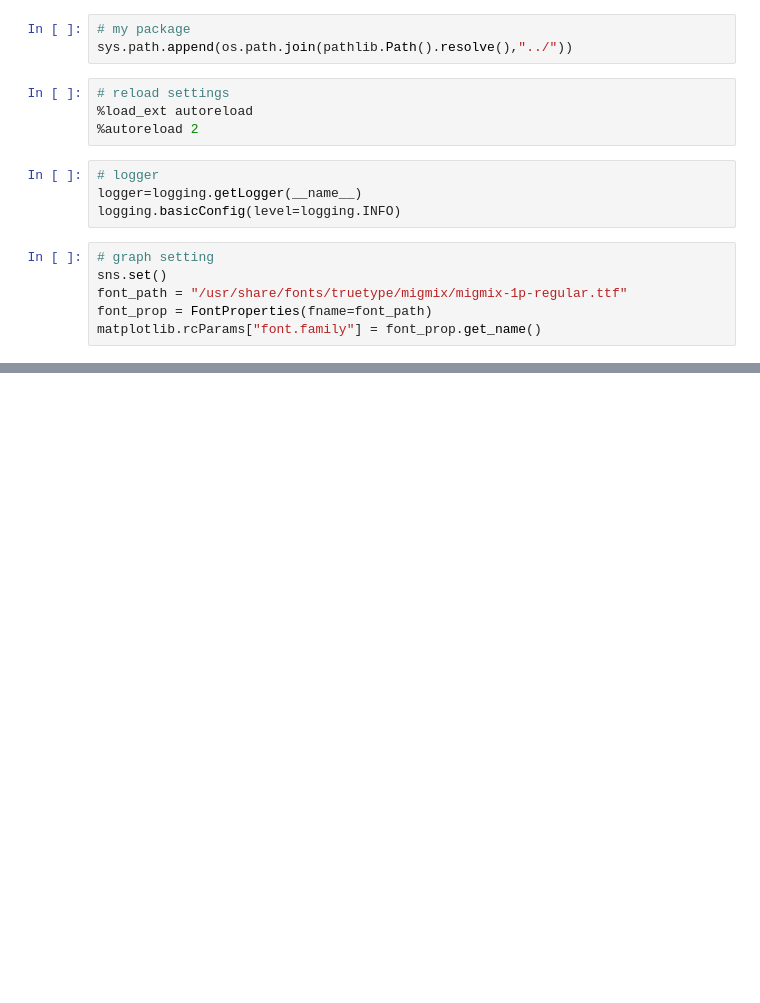
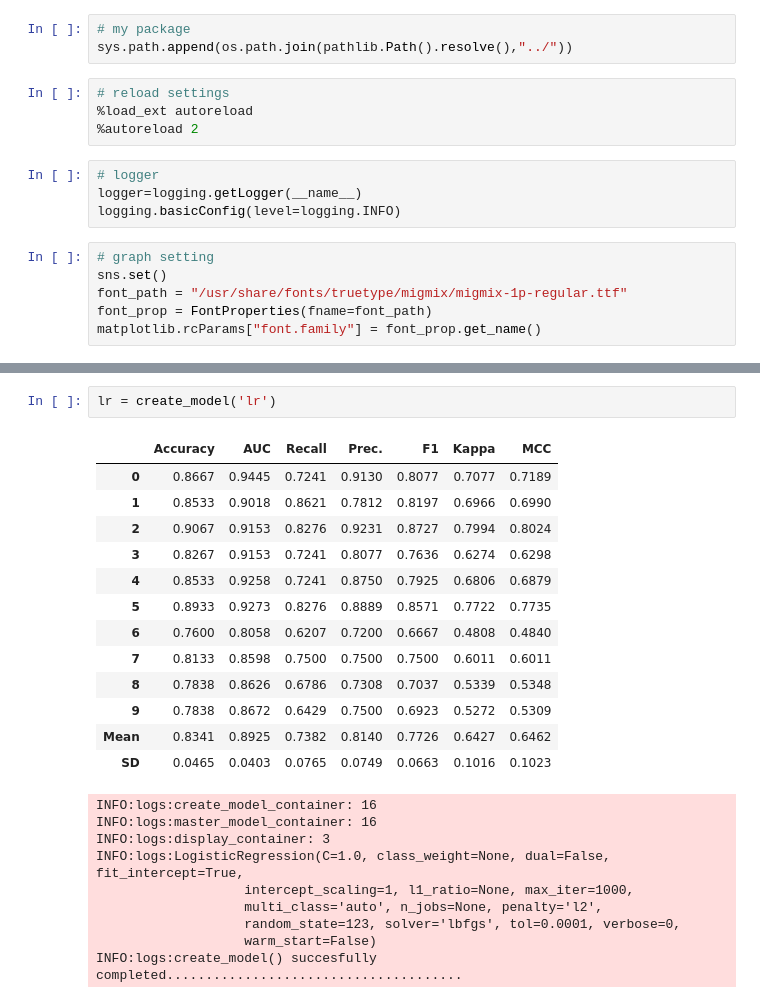
Before and after one commit to TMdiesel/machine-learning, a Jupyter notebook: automl/notebooks/pycaret.ipynb, the cells around one changed output, grey strips where cells are left out. Cells and saved outputs as stored; diff of their text form; blank space fills up the shorter version.

```diff
--- a/automl/notebooks/pycaret.ipynb
+++ b/automl/notebooks/pycaret.ipynb
@@ -39,0 +120,25 @@ matplotlib.rcParams["font.family"] = font_prop.get_name()
+# %%
+lr = create_model('lr')
+# %% [output]
+|  | Accuracy | AUC | Recall | Prec. | F1 | Kappa | MCC |
+| 0 | 0.8667 | 0.9445 | 0.7241 | 0.9130 | 0.8077 | 0.7077 | 0.7189 |
+| 1 | 0.8533 | 0.9018 | 0.8621 | 0.7812 | 0.8197 | 0.6966 | 0.6990 |
+| 2 | 0.9067 | 0.9153 | 0.8276 | 0.9231 | 0.8727 | 0.7994 | 0.8024 |
+| 3 | 0.8267 | 0.9153 | 0.7241 | 0.8077 | 0.7636 | 0.6274 | 0.6298 |
+| 4 | 0.8533 | 0.9258 | 0.7241 | 0.8750 | 0.7925 | 0.6806 | 0.6879 |
+| 5 | 0.8933 | 0.9273 | 0.8276 | 0.8889 | 0.8571 | 0.7722 | 0.7735 |
+| 6 | 0.7600 | 0.8058 | 0.6207 | 0.7200 | 0.6667 | 0.4808 | 0.4840 |
+| 7 | 0.8133 | 0.8598 | 0.7500 | 0.7500 | 0.7500 | 0.6011 | 0.6011 |
+| 8 | 0.7838 | 0.8626 | 0.6786 | 0.7308 | 0.7037 | 0.5339 | 0.5348 |
+| 9 | 0.7838 | 0.8672 | 0.6429 | 0.7500 | 0.6923 | 0.5272 | 0.5309 |
+| Mean | 0.8341 | 0.8925 | 0.7382 | 0.8140 | 0.7726 | 0.6427 | 0.6462 |
+| SD | 0.0465 | 0.0403 | 0.0765 | 0.0749 | 0.0663 | 0.1016 | 0.1023 |
+INFO:logs:create_model_container: 16
+INFO:logs:master_model_container: 16
+INFO:logs:display_container: 3
+INFO:logs:LogisticRegression(C=1.0, class_weight=None, dual=False, fit_intercept=True,
+                   intercept_scaling=1, l1_ratio=None, max_iter=1000,
+                   multi_class='auto', n_jobs=None, penalty='l2',
+                   random_state=123, solver='lbfgs', tol=0.0001, verbose=0,
+                   warm_start=False)
+INFO:logs:create_model() succesfully completed......................................
```
Also changed, not shown: parts of 12 cells of this notebook.
